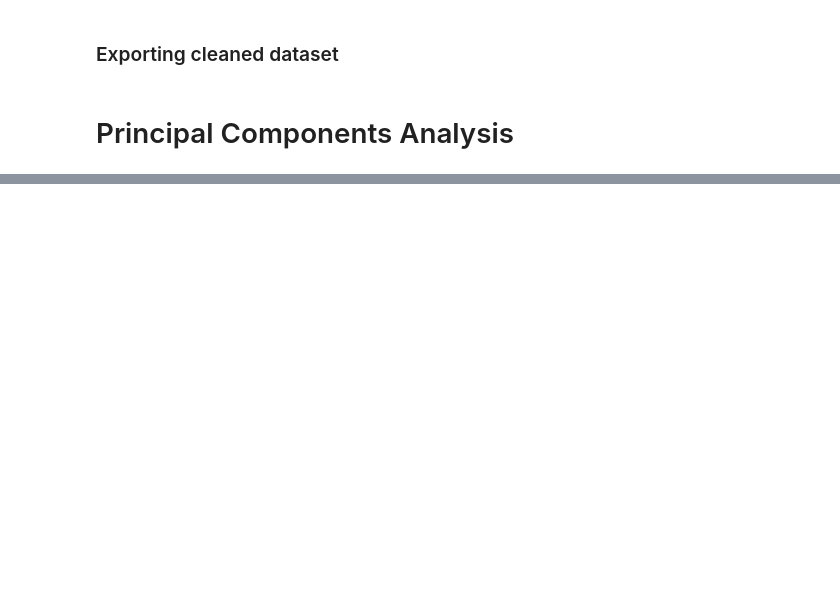
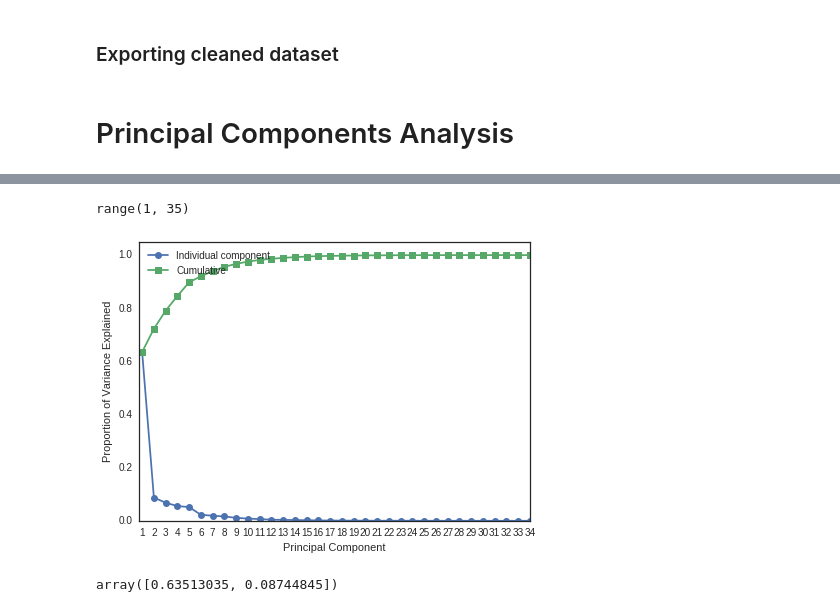
Before and after one commit to WolfLo/clustering-economies, a Jupyter notebook: preprocessing.ipynb, the cells around one changed output, grey strips where cells are left out. Saved outputs shown, nothing was run; the diff lists cells and outputs as text; code cells hidden in the pictures; blank space fills up the shorter version.

```diff
--- a/preprocessing.ipynb
+++ b/preprocessing.ipynb
@@ -174,0 +217,22 @@ ValueError: could not convert string to float: 'ZAF'
+# %%
+range(1, len(pca.components_)+1)
+# %% [output]
+range(1, 35)
+# %%
+plt.figure(figsize=(7,5))
+
+plt.plot(range(1, len(pca.components_)+1), pca.explained_variance_ratio_, '-o', label='Individual component')
+plt.plot(range(1, len(pca.components_)+1), np.cumsum(pca.explained_variance_ratio_), '-s', label='Cumulative')
+
+plt.ylabel('Proportion of Variance Explained')
+plt.xlabel('Principal Component')
+plt.xlim(0.75,4.25)
+plt.ylim(0,1.05)
+plt.xticks(range(1, len(pca.components_)+1))
+plt.legend(loc=2);
+# %% [output]
+[figure, added]
+# %%
+pca.explained_variance_ratio_[0:2]
+# %% [output]
+array([0.63513035, 0.08744845])
```
Also changed, not shown: parts of 9 cells of this notebook.
